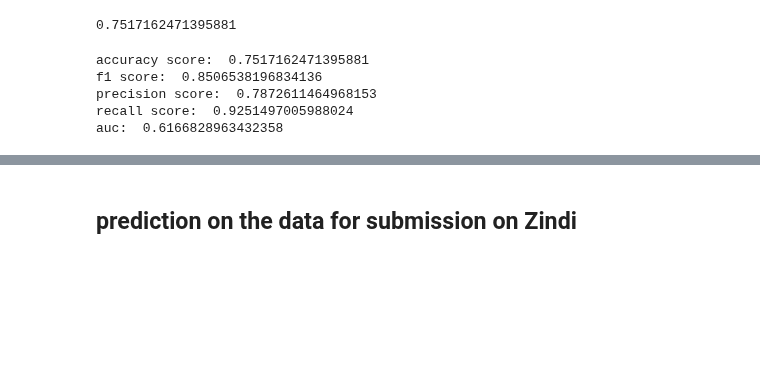
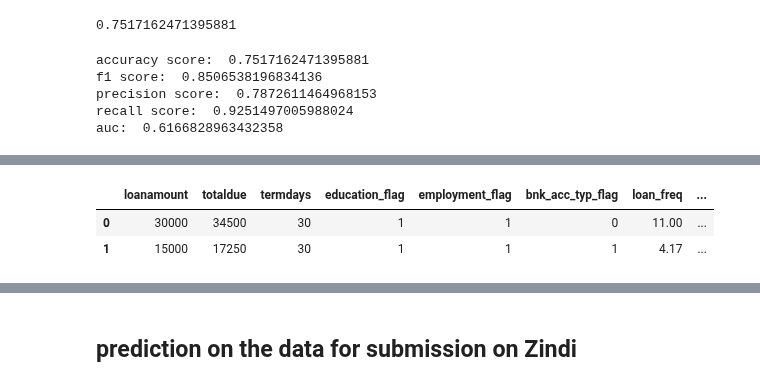
Before and after one commit to KWERA/Eulers_Loan_Prediction, a Jupyter notebook: Loanchallenge.ipynb, the cells around one changed output, grey strips where cells are left out. Drawn from its saved outputs; the diff is of its cells as text; code cells hidden in the pictures; blank space fills up the shorter version.

```diff
--- a/Loanchallenge.ipynb
+++ b/Loanchallenge.ipynb
@@ -1692,0 +1719,6 @@ auc:  0.6166828963432358
+# %%
+X.head(2)
+# %% [output]
+|  | loanamount | totaldue | termdays | education_flag | employment_flag | bnk_acc_typ_flag | loan_freq | ... |
+| 0 | 30000 | 34500 | 30 | 1 | 1 | 0 | 11.00 | ... |
+| 1 | 15000 | 17250 | 30 | 1 | 1 | 1 | 4.17 | ... |
```
Also changed, not shown: parts of 8 cells of this notebook, 9 other files.
